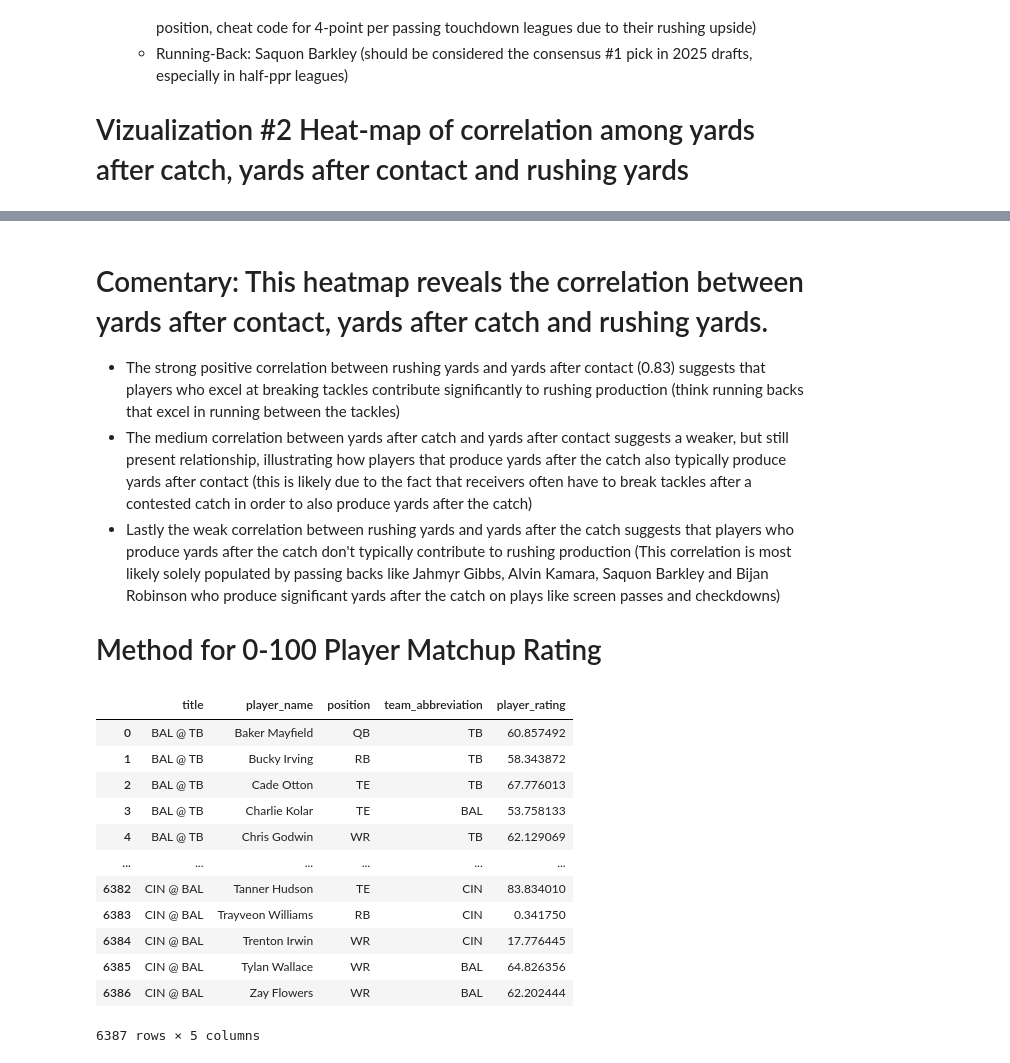
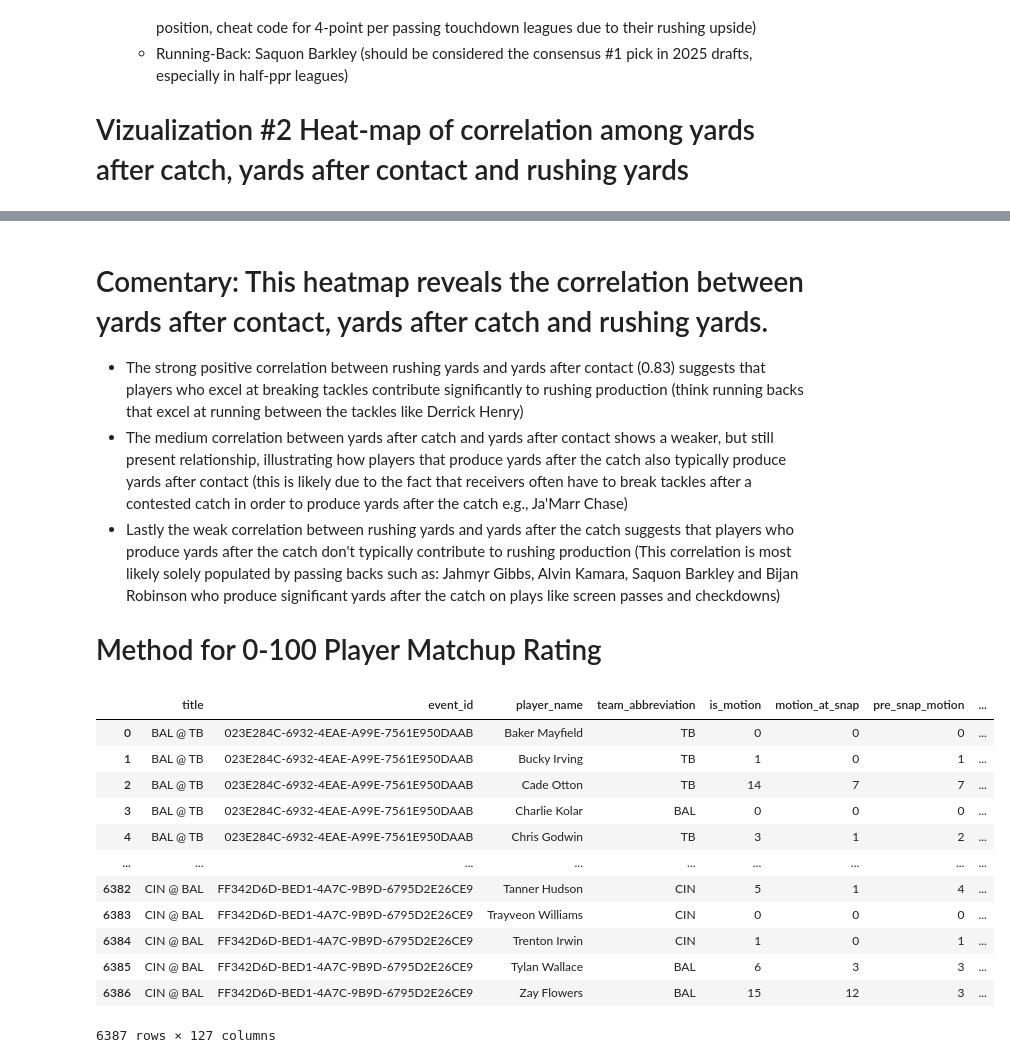
Before and after one commit to Jhonyel/Technical-Interview-Football, a Jupyter notebook: TechnicalFantasyAnalysis.ipynb, the cells around one changed output, grey strips where cells are left out. Cells and saved outputs as stored; diff of their text form; code cells hidden in the pictures.

```diff
--- a/TechnicalFantasyAnalysis.ipynb
+++ b/TechnicalFantasyAnalysis.ipynb
@@ -336,8 +358,8 @@ plt.show()
 # %% [markdown]
 # Comentary: This heatmap reveals the correlation between yards after contact, yards after catch and rushing yards.
-- The strong positive correlation between rushing yards and yards after contact (0.83) suggests that players who excel at breaking tackles contribute significantly to rushing production (think running backs that excel in running between the tackles)
-- The medium correlation between yards after catch and yards after contact suggests a weaker, but still present relationship, illustrating how players that produce yards after the catch also typically produce yards after contact (this is likely due to the fact that receivers often have to break tackles after a contested catch in order to also produce yards after the catch)
-- Lastly the weak correlation between rushing yards and yards after the catch suggests that players who produce yards after the catch don't typically contribute to rushing production (This correlation is most likely solely populated by passing backs like Jahmyr Gibbs, Alvin Kamara, Saquon Barkley and Bijan Robinson who produce significant yards after the catch on plays like screen passes and checkdowns)
+- The strong positive correlation between rushing yards and yards after contact (0.83) suggests that players who excel at breaking tackles contribute significantly to rushing production (think running backs that excel at running between the tackles like Derrick Henry)
+- The medium correlation between yards after catch and yards after contact shows a weaker, but still present relationship, illustrating how players that produce yards after the catch also typically produce yards after contact (this is likely due to the fact that receivers often have to break tackles after a contested catch in order to produce yards after the catch e.g., Ja'Marr Chase)
+- Lastly the weak correlation between rushing yards and yards after the catch suggests that players who produce yards after the catch don't typically contribute to rushing production (This correlation is most likely solely populated by passing backs such as: Jahmyr Gibbs, Alvin Kamara, Saquon Barkley and Bijan Robinson who produce significant yards after the catch on plays like screen passes and checkdowns)
 # Method for 0-100 Player Matchup Rating
 # %%
 def create_features(df):
@@ -442,45 +464,46 @@ def score(df: pd.DataFrame):
         'team_rushing_share_pct': 0.15,
         'yards_after_contact_per_attempt_pct': 0.10,
         'yards_after_catch_per_reception_pct': 0.10,
         'receiving_touchdown_redzone_pct': 0.05
     }
 
     # Calculate weighted score
     raw_score = pd.Series(0, index=df.index)
     for feature, weight in weights.items():
         if feature in df.columns:
             raw_score += df[feature] * weight
 
     # Rescale to 0-100
     min_score = raw_score.min()
     max_score = raw_score.max()
 
     if max_score > min_score:
         final_score = 100 * (raw_score - min_score) / (max_score - min_score)
     else:
         final_score = raw_score * 0  # All scores would be identical
 
     return final_score
 
 # Apply the scoring function
 df_normalized['player_rating'] = score(df_normalized)
 
 df_scores = df_normalized[['title', 'player_name', 'position', 'team_abbreviation', 'player_rating']]
 
-#df_scores = df_scores.sort_values(by='player_rating', ascending=False)
+df_scores = df_scores.sort_values(by='player_rating', ascending=False)
 
-display(df_scores)
+display(df_normalized)
+#display(df_scores)
 # %% [output]
-|  | title | player_name | position | team_abbreviation | player_rating |
-| 0 | BAL @ TB | Baker Mayfield | QB | TB | 60.857492 |
-| 1 | BAL @ TB | Bucky Irving | RB | TB | 58.343872 |
-| 2 | BAL @ TB | Cade Otton | TE | TB | 67.776013 |
-| 3 | BAL @ TB | Charlie Kolar | TE | BAL | 53.758133 |
-| 4 | BAL @ TB | Chris Godwin | WR | TB | 62.129069 |
-| ... | ... | ... | ... | ... | ... |
-| 6382 | CIN @ BAL | Tanner Hudson | TE | CIN | 83.834010 |
-| 6383 | CIN @ BAL | Trayveon Williams | RB | CIN | 0.341750 |
-| 6384 | CIN @ BAL | Trenton Irwin | WR | CIN | 17.776445 |
-| 6385 | CIN @ BAL | Tylan Wallace | WR | BAL | 64.826356 |
-| 6386 | CIN @ BAL | Zay Flowers | WR | BAL | 62.202444 |
+|  | title | event_id | player_name | team_abbreviation | is_motion | motion_at_snap | pre_snap_motion | ... |
+| 0 | BAL @ TB | 023E284C-6932-4EAE-A99E-7561E950DAAB | Baker Mayfield | TB | 0 | 0 | 0 | ... |
+| 1 | BAL @ TB | 023E284C-6932-4EAE-A99E-7561E950DAAB | Bucky Irving | TB | 1 | 0 | 1 | ... |
+| 2 | BAL @ TB | 023E284C-6932-4EAE-A99E-7561E950DAAB | Cade Otton | TB | 14 | 7 | 7 | ... |
+| 3 | BAL @ TB | 023E284C-6932-4EAE-A99E-7561E950DAAB | Charlie Kolar | BAL | 0 | 0 | 0 | ... |
+| 4 | BAL @ TB | 023E284C-6932-4EAE-A99E-7561E950DAAB | Chris Godwin | TB | 3 | 1 | 2 | ... |
+| ... | ... | ... | ... | ... | ... | ... | ... | ... |
+| 6382 | CIN @ BAL | FF342D6D-BED1-4A7C-9B9D-6795D2E26CE9 | Tanner Hudson | CIN | 5 | 1 | 4 | ... |
+| 6383 | CIN @ BAL | FF342D6D-BED1-4A7C-9B9D-6795D2E26CE9 | Trayveon Williams | CIN | 0 | 0 | 0 | ... |
+| 6384 | CIN @ BAL | FF342D6D-BED1-4A7C-9B9D-6795D2E26CE9 | Trenton Irwin | CIN | 1 | 0 | 1 | ... |
+| 6385 | CIN @ BAL | FF342D6D-BED1-4A7C-9B9D-6795D2E26CE9 | Tylan Wallace | BAL | 6 | 3 | 3 | ... |
+| 6386 | CIN @ BAL | FF342D6D-BED1-4A7C-9B9D-6795D2E26CE9 | Zay Flowers | BAL | 15 | 12 | 3 | ... |
-6387 rows × 5 columns
+6387 rows × 127 columns
```
Also changed, not shown: parts of 4 cells of this notebook.
